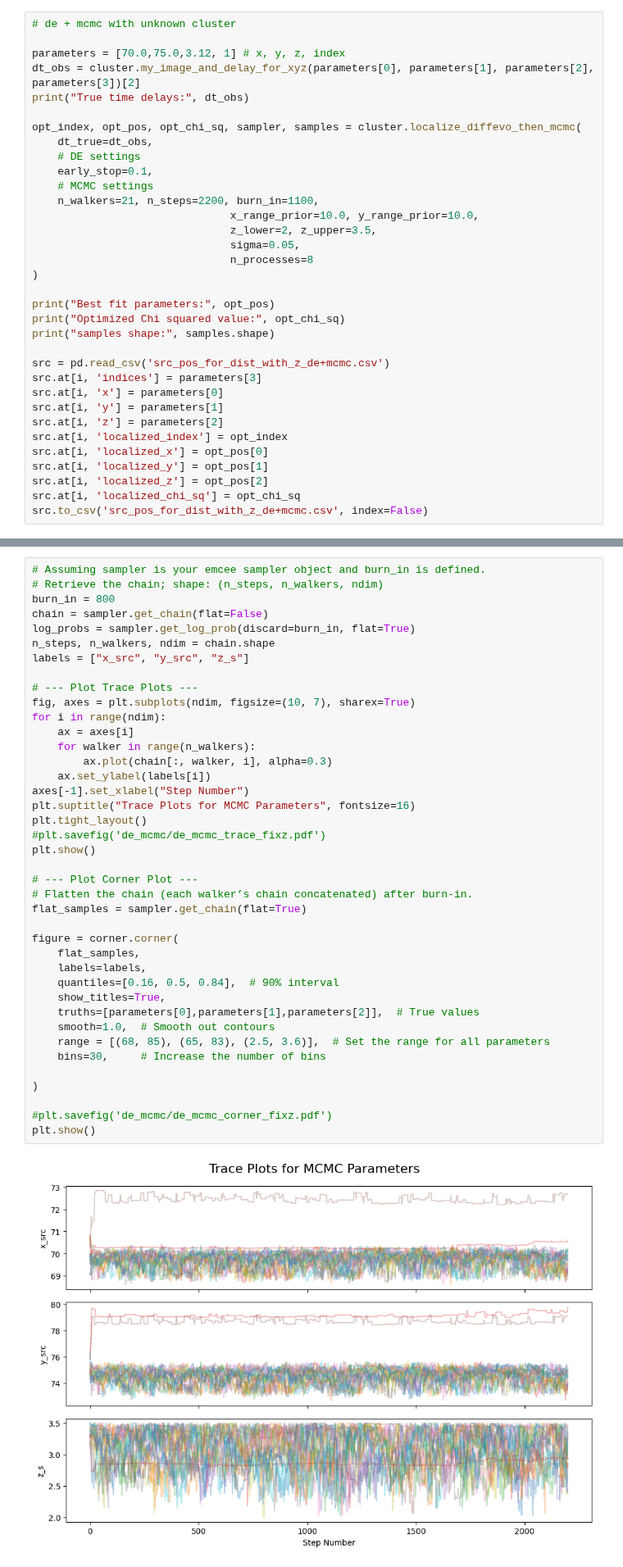
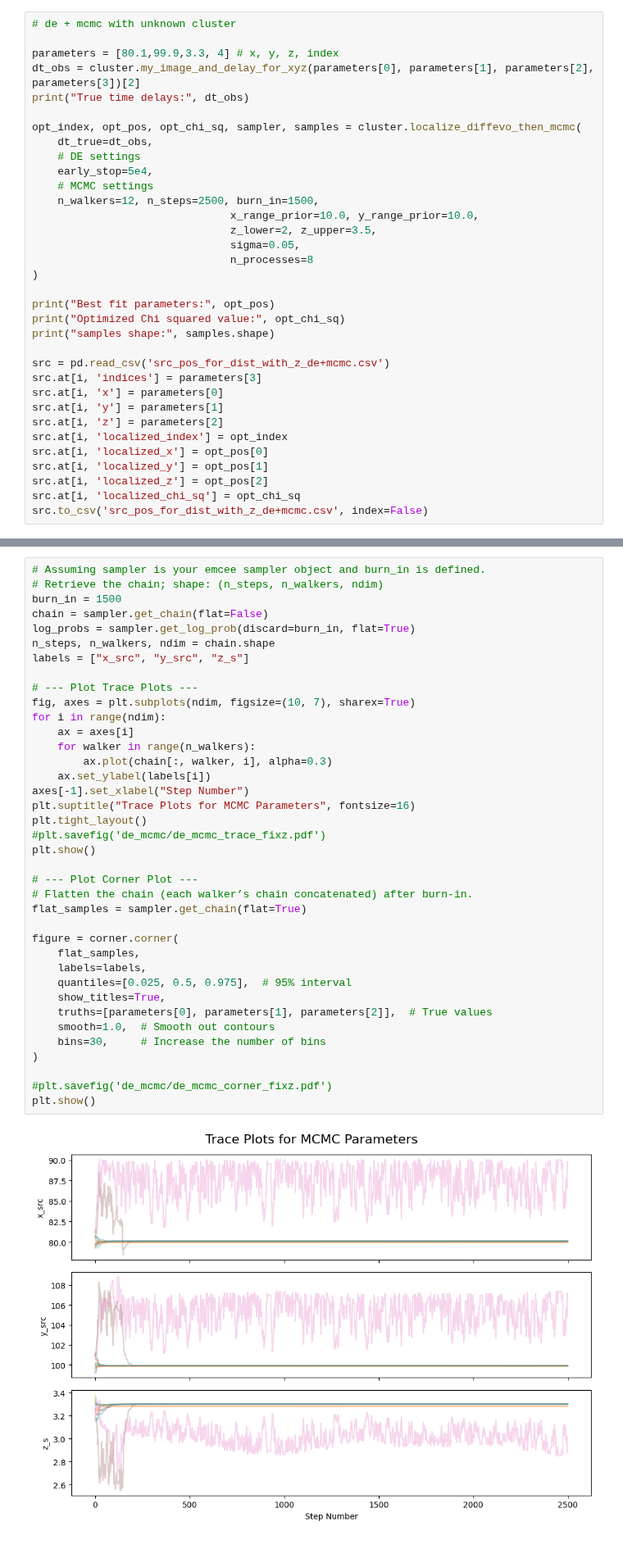
Before and after one commit to diceandcats/GWlensing_Brian, a Jupyter notebook: only_dt_mcmc.ipynb, the cells around one changed output, grey strips where cells are left out. Shown at 82% size. Drawn from its saved outputs; the diff is of its cells as text.

```diff
--- a/only_dt_mcmc.ipynb
+++ b/only_dt_mcmc.ipynb
@@ -150,16 +150,16 @@ print("Time delays     =", dt)
 # %%
 # de + mcmc with unknown cluster
 
-parameters = [70.0,75.0,3.12, 1] # x, y, z, index
+parameters = [80.1,99.9,3.3, 4] # x, y, z, index
 dt_obs = cluster.my_image_and_delay_for_xyz(parameters[0], parameters[1], parameters[2], parameters[3])[2]
 print("True time delays:", dt_obs)
 
 opt_index, opt_pos, opt_chi_sq, sampler, samples = cluster.localize_diffevo_then_mcmc(
     dt_true=dt_obs,
     # DE settings
-    early_stop=0.1,
+    early_stop=5e4,
     # MCMC settings
-    n_walkers=21, n_steps=2200, burn_in=1100,
+    n_walkers=12, n_steps=2500, burn_in=1500,
                                x_range_prior=10.0, y_range_prior=10.0,
                                z_lower=2, z_upper=3.5,
                                sigma=0.05,
@@ -223,42 +219,40 @@ samples shape: (23100, 3)
 # %%
 # Assuming sampler is your emcee sampler object and burn_in is defined.
 # Retrieve the chain; shape: (n_steps, n_walkers, ndim)
-burn_in = 800
+burn_in = 1500
 chain = sampler.get_chain(flat=False)
 log_probs = sampler.get_log_prob(discard=burn_in, flat=True)
 n_steps, n_walkers, ndim = chain.shape
 labels = ["x_src", "y_src", "z_s"]
 
 # --- Plot Trace Plots ---
 fig, axes = plt.subplots(ndim, figsize=(10, 7), sharex=True)
 for i in range(ndim):
     ax = axes[i]
     for walker in range(n_walkers):
         ax.plot(chain[:, walker, i], alpha=0.3)
     ax.set_ylabel(labels[i])
 axes[-1].set_xlabel("Step Number")
 plt.suptitle("Trace Plots for MCMC Parameters", fontsize=16)
 plt.tight_layout()
 #plt.savefig('de_mcmc/de_mcmc_trace_fixz.pdf')
 plt.show()
 
 # --- Plot Corner Plot ---
 # Flatten the chain (each walker’s chain concatenated) after burn-in.
 flat_samples = sampler.get_chain(flat=True)
 
 figure = corner.corner(
     flat_samples,
     labels=labels,
-    quantiles=[0.16, 0.5, 0.84],  # 90% interval
+    quantiles=[0.025, 0.5, 0.975],  # 95% interval
     show_titles=True,
-    truths=[parameters[0],parameters[1],parameters[2]],  # True values
+    truths=[parameters[0], parameters[1], parameters[2]],  # True values
     smooth=1.0,  # Smooth out contours
-    range = [(68, 85), (65, 83), (2.5, 3.6)],  # Set the range for all parameters
     bins=30,     # Increase the number of bins
-
 )
 
 #plt.savefig('de_mcmc/de_mcmc_corner_fixz.pdf')
 plt.show()
 # %% [output]
-[figure, old version]
+[figure, new version]
```
Also changed, not shown: parts of 6 cells of this notebook, 5 other files.
